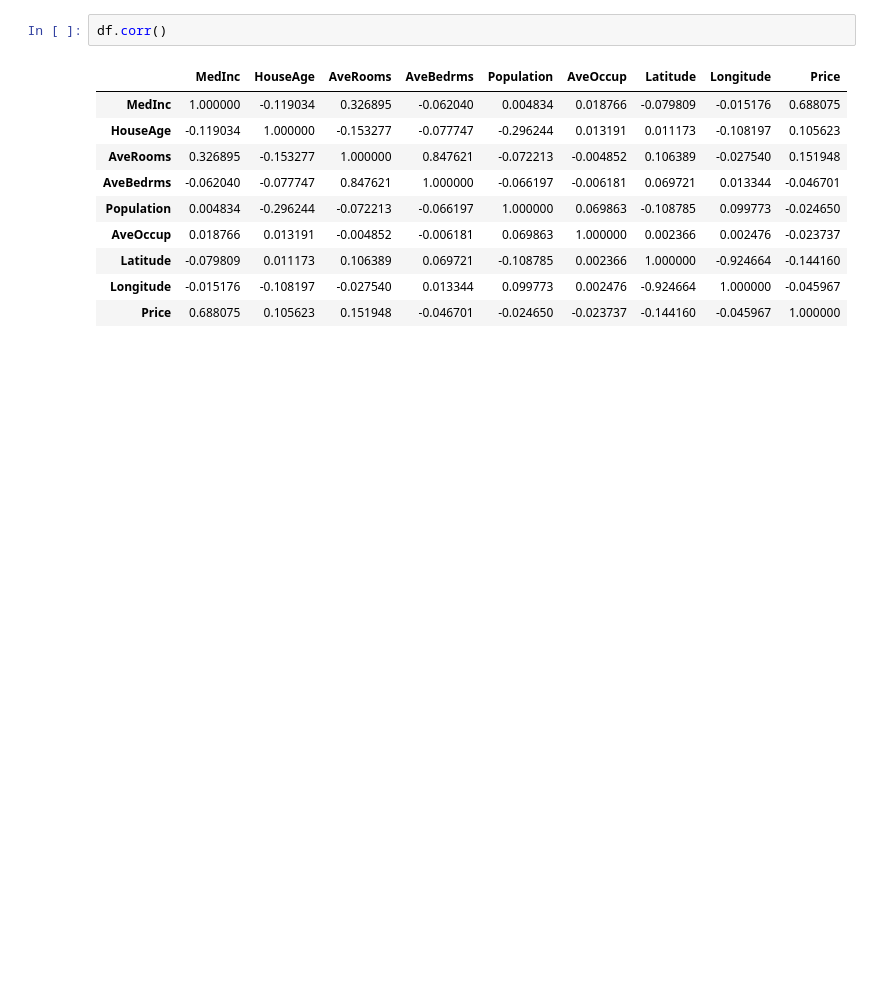
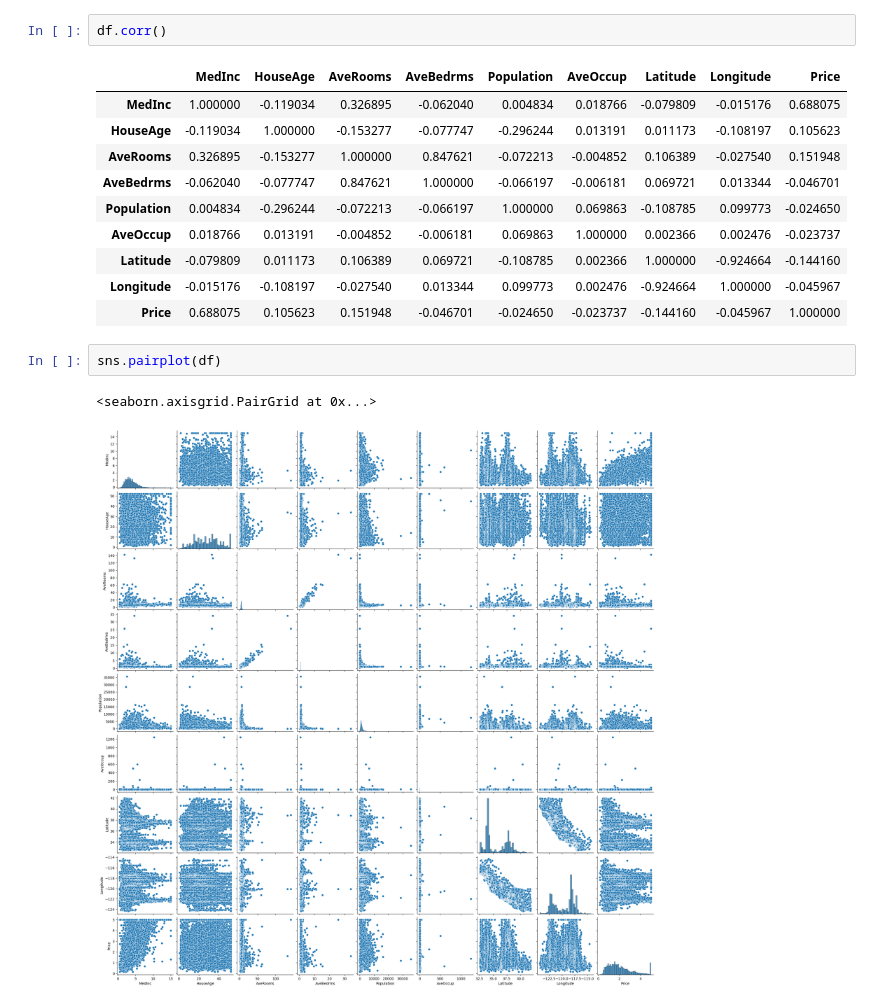
Before and after one commit to Shivamkrishna1913/Project-Housing-Prices, a Jupyter notebook: Untitled1.ipynb, the cells around one changed output. Cells and saved outputs as stored; diff of their text form; blank space fills up the shorter version.

```diff
--- a/Untitled1.ipynb
+++ b/Untitled1.ipynb
@@ -189,3 +197,8 @@ df.corr()
 | Latitude | -0.079809 | 0.011173 | 0.106389 | 0.069721 | -0.108785 | 0.002366 | 1.000000 | -0.924664 | -0.144160 |
 | Longitude | -0.015176 | -0.108197 | -0.027540 | 0.013344 | 0.099773 | 0.002476 | -0.924664 | 1.000000 | -0.045967 |
 | Price | 0.688075 | 0.105623 | 0.151948 | -0.046701 | -0.024650 | -0.023737 | -0.144160 | -0.045967 | 1.000000 |
+# %%
+sns.pairplot(df)
+# %% [output]
+<seaborn.axisgrid.PairGrid at 0x...>
+[figure, added]
```
Also changed, not shown: parts of 24 cells of this notebook.
